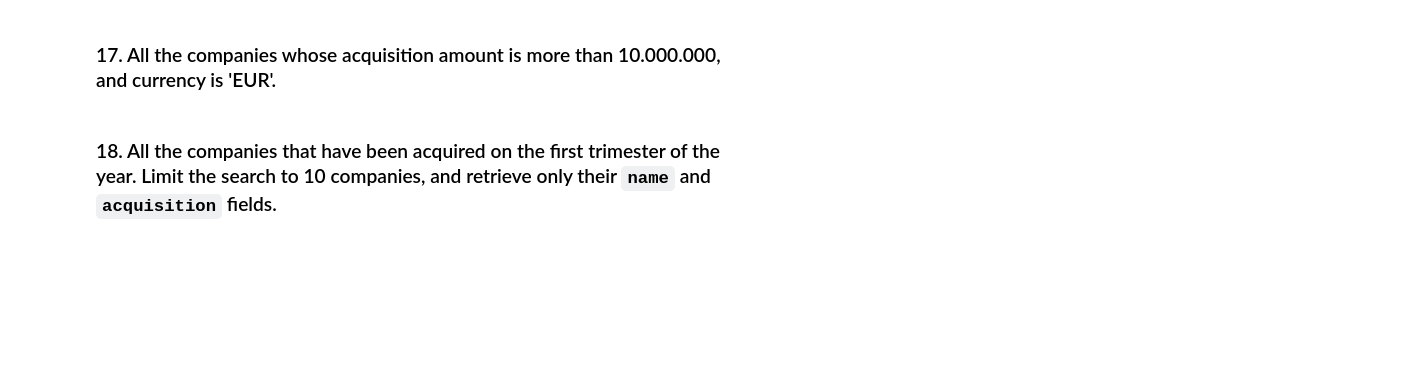
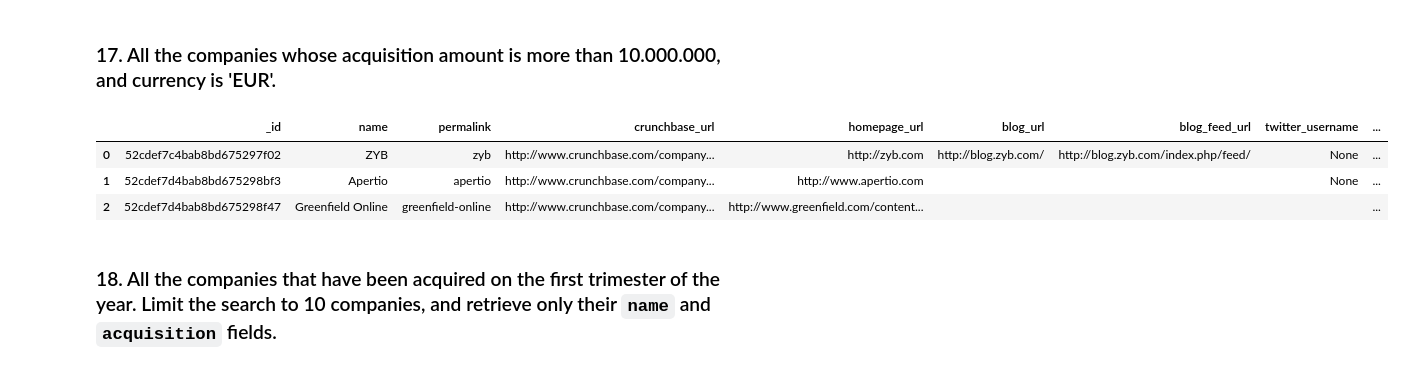
Before and after one commit to Ironhack-Part-Time-Enero2022/lab-mongo-queries, a Jupyter notebook: your_code/main.ipynb, the cells around one changed output. Cells and saved outputs as stored; diff of their text form; code cells hidden in the pictures; blank space fills up the shorter version.

```diff
--- a/your_code/main.ipynb
+++ b/your_code/main.ipynb
@@ -202,2 +239,11 @@ found_aq
+# %%
+acquisition_currency = pd.DataFrame(companies.find({'acquisition.price_currency_code': 'EUR',
+                                                    'acquisition.price_amount': {'$gt': 10000000}}).limit(3))
+acquisition_currency
+# %% [output]
+|  | _id | name | permalink | crunchbase_url | homepage_url | blog_url | blog_feed_url | twitter_username | ... |
+| 0 | 52cdef7c4bab8bd675297f02 | ZYB | zyb | http://www.crunchbase.com/company... | http://zyb.com | http://blog.zyb.com/ | http://blog.zyb.com/index.php/feed/ | None | ... |
+| 1 | 52cdef7d4bab8bd675298bf3 | Apertio | apertio | http://www.crunchbase.com/company... | http://www.apertio.com |  |  | None | ... |
+| 2 | 52cdef7d4bab8bd675298f47 | Greenfield Online | greenfield-online | http://www.crunchbase.com/company... | http://www.greenfield.com/content... |  |  |  | ... |
 # %% [markdown]
 ### 18. All the companies that have been acquired on the first trimester of the year. Limit the search to 10 companies, and retrieve only their `name` and `acquisition` fields.
```
Also changed, not shown: parts of 11 cells of this notebook.
